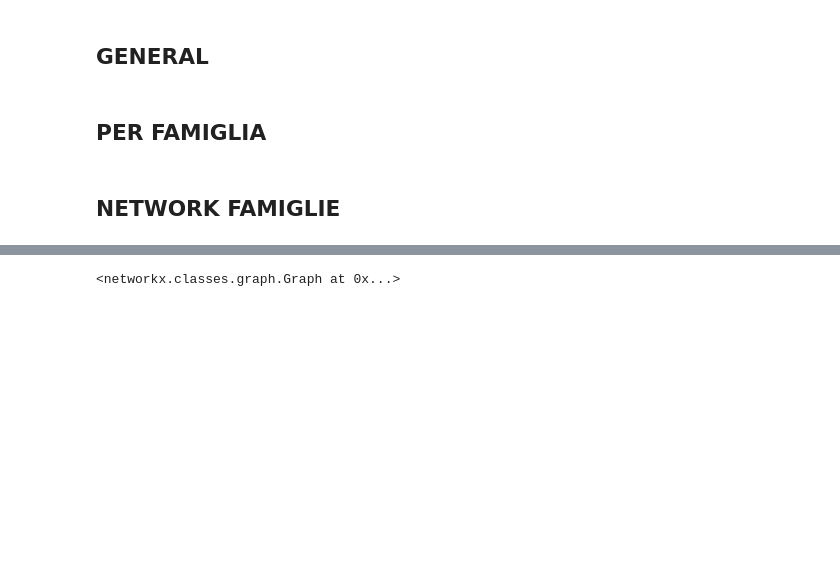
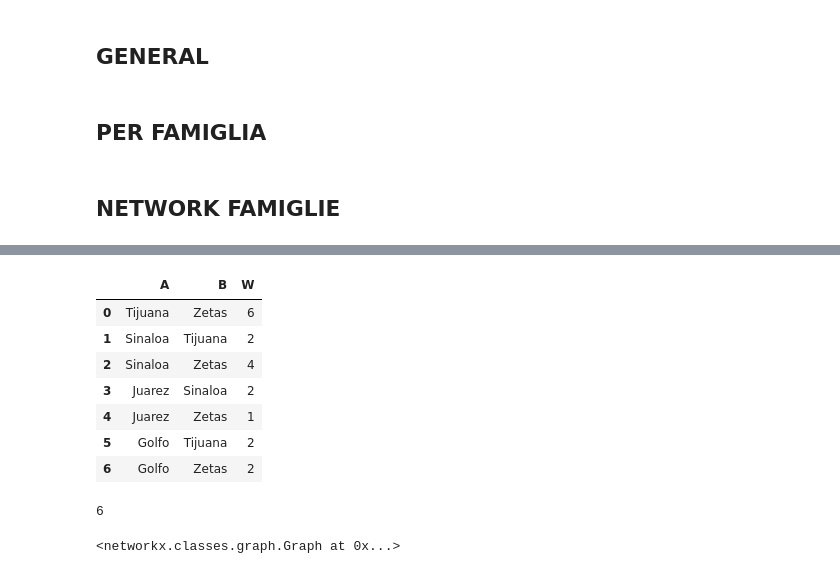
Before and after one commit to emacarta/Mexico-Drug-Traffic-Activities, a Jupyter notebook: Mexican_Drug_Cartell_Analysis.ipynb, the cells around one changed output, grey strips where cells are left out. Cells and saved outputs as stored; diff of their text form; code cells hidden in the pictures; blank space fills up the shorter version.

```diff
--- a/Mexican_Drug_Cartell_Analysis.ipynb
+++ b/Mexican_Drug_Cartell_Analysis.ipynb
@@ -340,0 +339,7 @@ prova
+# %%
+y_1992 = Edges_Only_Cartel_Network_Final(dta_9000,'network_cartels_1992','network_cartels_1992',1992)
+y_1993 = Edges_Only_Cartel_Network_Final(dta_9000,'network_cartels_1993','network_cartels_1993',1993)
+y_1994 = Edges_Only_Cartel_Network_Final(dta_9000,'network_cartels_1994','network_cartels_1994',1994)
+y_1995 = Edges_Only_Cartel_Network_Final(dta_9000,'network_cartels_1995','network_cartels_1995',1995)
+
+prova = pd.concat([y_1992,y_1993,y_1994,y_1994])
@@ -340,0 +352,11 @@ prova
+# %%
+prova['to'] = '_'
+add = prova.A +prova.to+ prova.B
+prova['bi-grams'] = add
+
+list_ = add.values.tolist()
+
+# importing the module
+import collections
+# using Counter to find frequency of elements
+frequency = collections.Counter(list_)
@@ -341,2 +383,37 @@ prova
+# %%
+list_f = list(frequency.items())
+
+cartels_connections = []
+W = []
+A = []
+B = []
+for i in range(len(list_f)):
+    cartels_connections.append(list_f[i][0])
+    W.append(list_f[i][1])
+    A.append(cartels_connections[i].split('_')[0])
+    B.append(cartels_connections[i].split('_')[1])
+
+#weights_of_connecctions
+# %%
+final = pd.DataFrame()
+final['A'] = A
+final['B'] = B
+final['W'] = W
+final
+# %% [output]
+|  | A | B | W |
+| 0 | Tijuana | Zetas | 6 |
+| 1 | Sinaloa | Tijuana | 2 |
+| 2 | Sinaloa | Zetas | 4 |
+| 3 | Juarez | Sinaloa | 2 |
+| 4 | Juarez | Zetas | 1 |
+| 5 | Golfo | Tijuana | 2 |
+| 6 | Golfo | Zetas | 2 |
+# %%
+xx = final.values.tolist()
+yy = xx[0]
+yy[2]
+# %% [output]
+6
 # %%
 net = nx.Graph()
```
Also changed, not shown: parts of 8 cells of this notebook.
